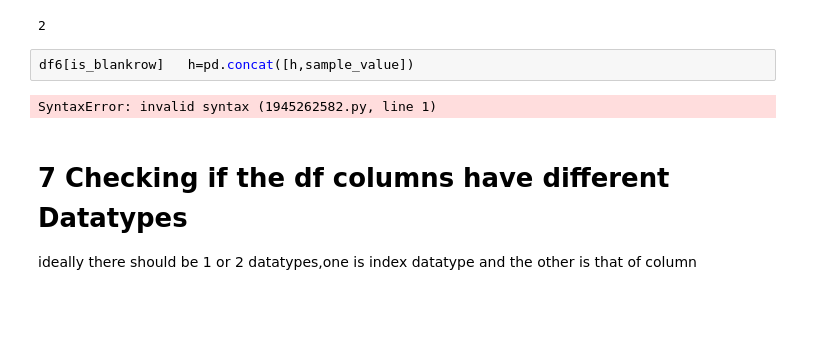
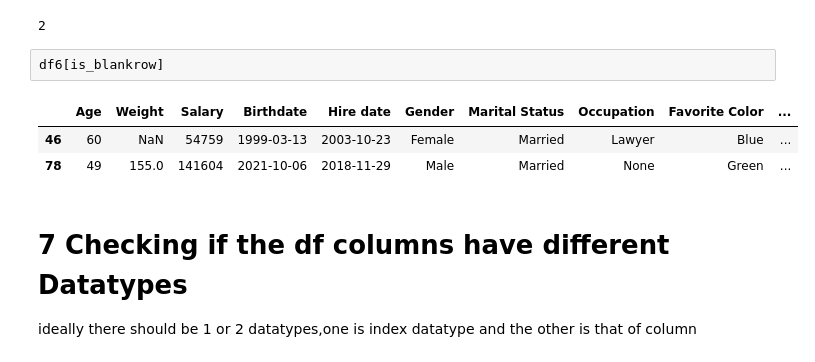
Before and after one commit to priyankconnect/MyProjects, a Jupyter notebook: Dataset Analysis/Dataset Analysis.ipynb, the cells around one changed output. Drawn from its saved outputs; the diff is of its cells as text; blank space fills up the shorter version.

```diff
--- a/Dataset Analysis/Dataset Analysis.ipynb
+++ b/Dataset Analysis/Dataset Analysis.ipynb
@@ -721,10 +721,12 @@ is_blankrow.sum()
 is_blankrow.sum().sum()
 # %% [output]
 2
-# %%
-df6[is_blankrow]   h=pd.concat([h,sample_value])
-# %% [output]
-SyntaxError: invalid syntax (1945262582.py, line 1)
+# %%
+df6[is_blankrow]
+# %% [output]
+|  | Age | Weight | Salary | Birthdate | Hire date | Gender | Marital Status | Occupation | Favorite Color | ... |
+| 46 | 60 | NaN | 54759 | 1999-03-13 | 2003-10-23 | Female | Married | Lawyer | Blue | ... |
+| 78 | 49 | 155.0 | 141604 | 2021-10-06 | 2018-11-29 | Male | Married | None | Green | ... |
 # %% [markdown]
 # 7 Checking if the df columns have different Datatypes
 ideally there should be 1 or 2 datatypes,one is index datatype and the other is that of column
```
Also changed, not shown: parts of 19 cells of this notebook.
